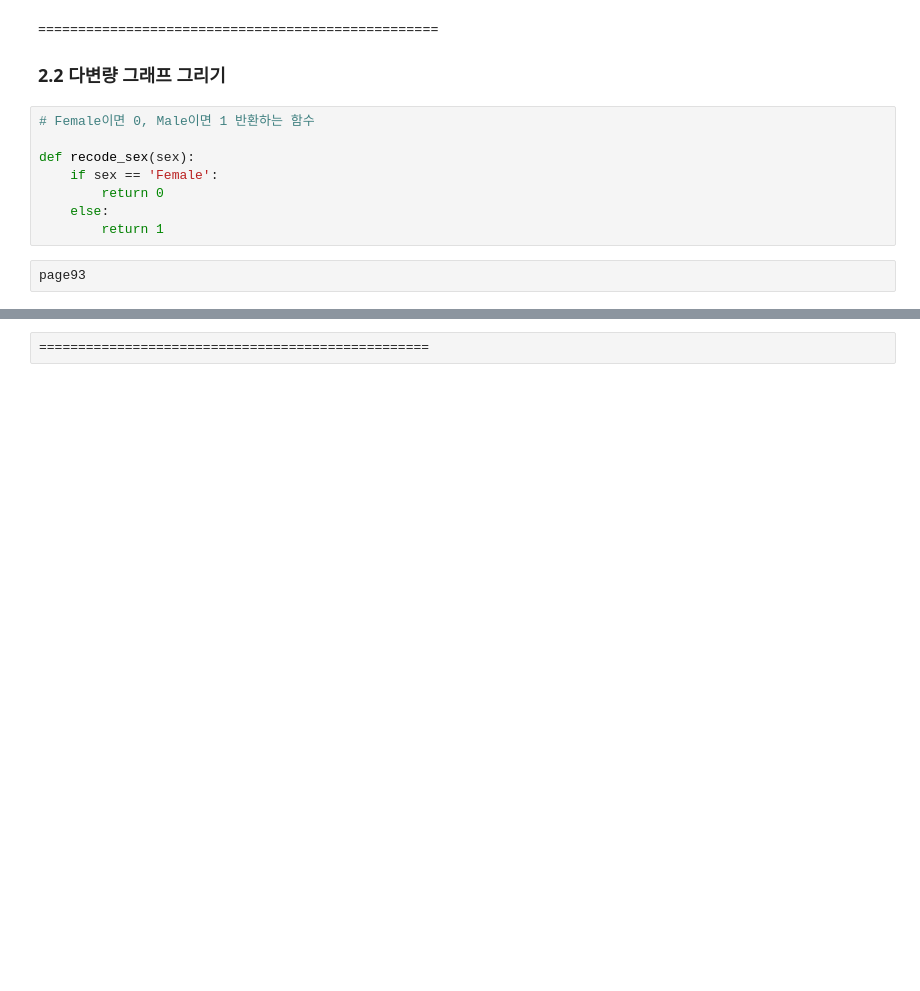
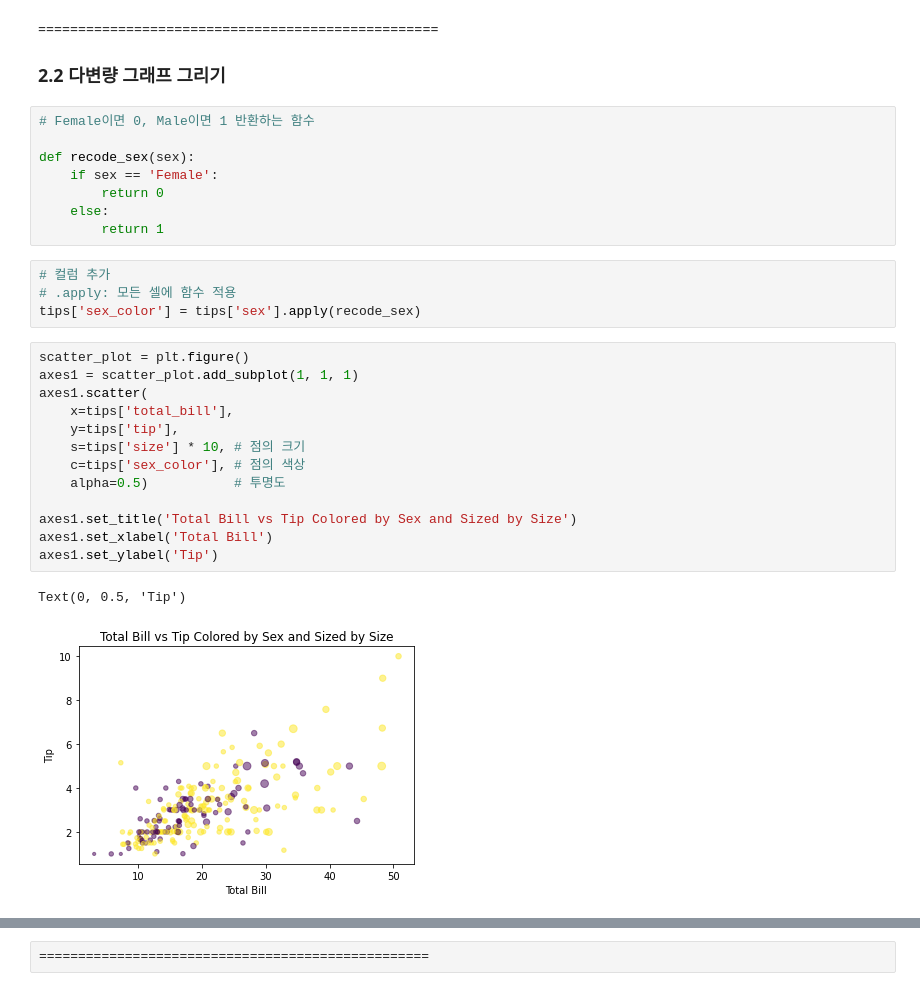
Before and after one commit to Son-BR/Study, a Jupyter notebook: PANDAS/Chapter04/ex_gra.ipynb, the cells around one changed output, grey strips where cells are left out. Drawn from its saved outputs; the diff is of its cells as text; blank space fills up the shorter version.

```diff
--- a/PANDAS/Chapter04/ex_gra.ipynb
+++ b/PANDAS/Chapter04/ex_gra.ipynb
@@ -149,5 +149,23 @@ def recode_sex(sex):
         return 0
     else:
         return 1
-# %%
-page93
+# %%
+# 컬럼 추가
+# .apply: 모든 셀에 함수 적용
+tips['sex_color'] = tips['sex'].apply(recode_sex)
+# %%
+scatter_plot = plt.figure()
+axes1 = scatter_plot.add_subplot(1, 1, 1)
+axes1.scatter(
+    x=tips['total_bill'],
+    y=tips['tip'],
+    s=tips['size'] * 10, # 점의 크기
+    c=tips['sex_color'], # 점의 색상
+    alpha=0.5)           # 투명도
+
+axes1.set_title('Total Bill vs Tip Colored by Sex and Sized by Size')
+axes1.set_xlabel('Total Bill')
+axes1.set_ylabel('Tip')
+# %% [output]
+Text(0, 0.5, 'Tip')
+[figure, added]
```
Also changed, not shown: parts of 26 cells of this notebook, 2 other files.
